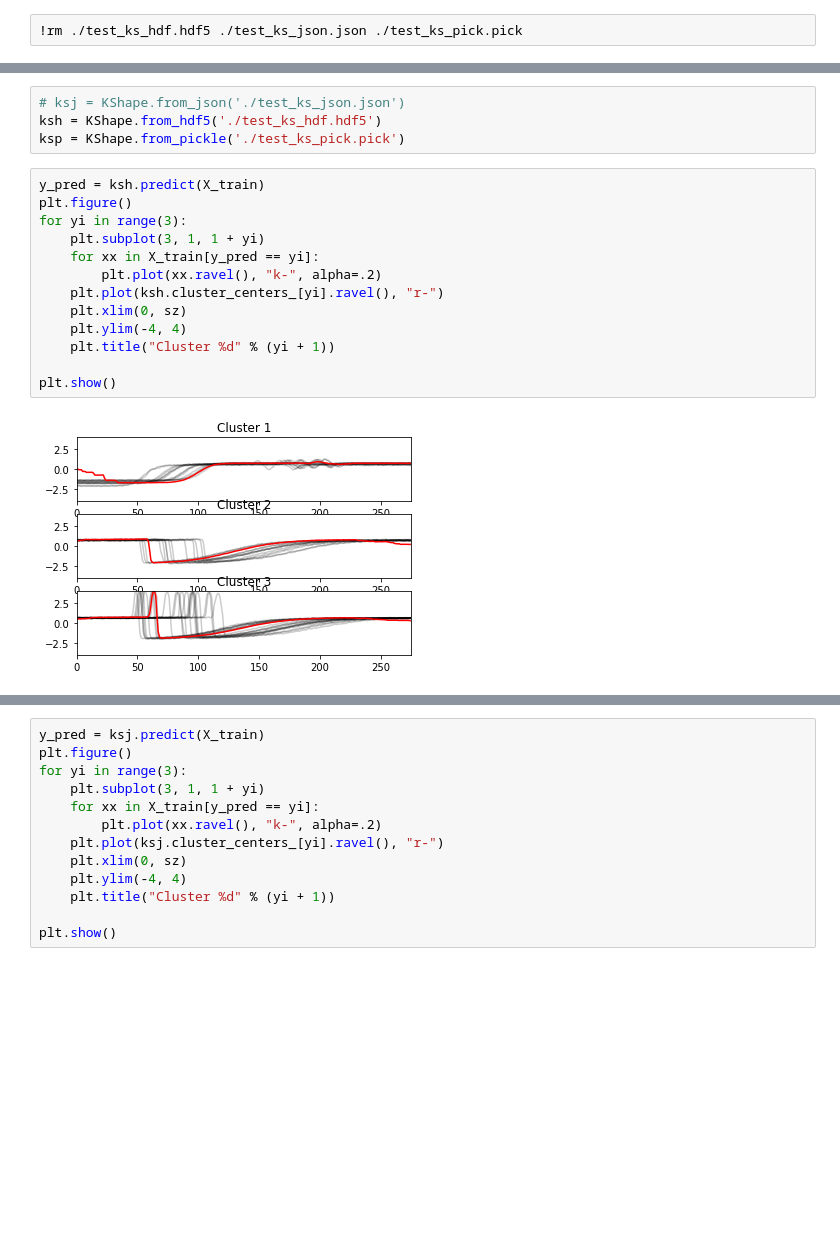
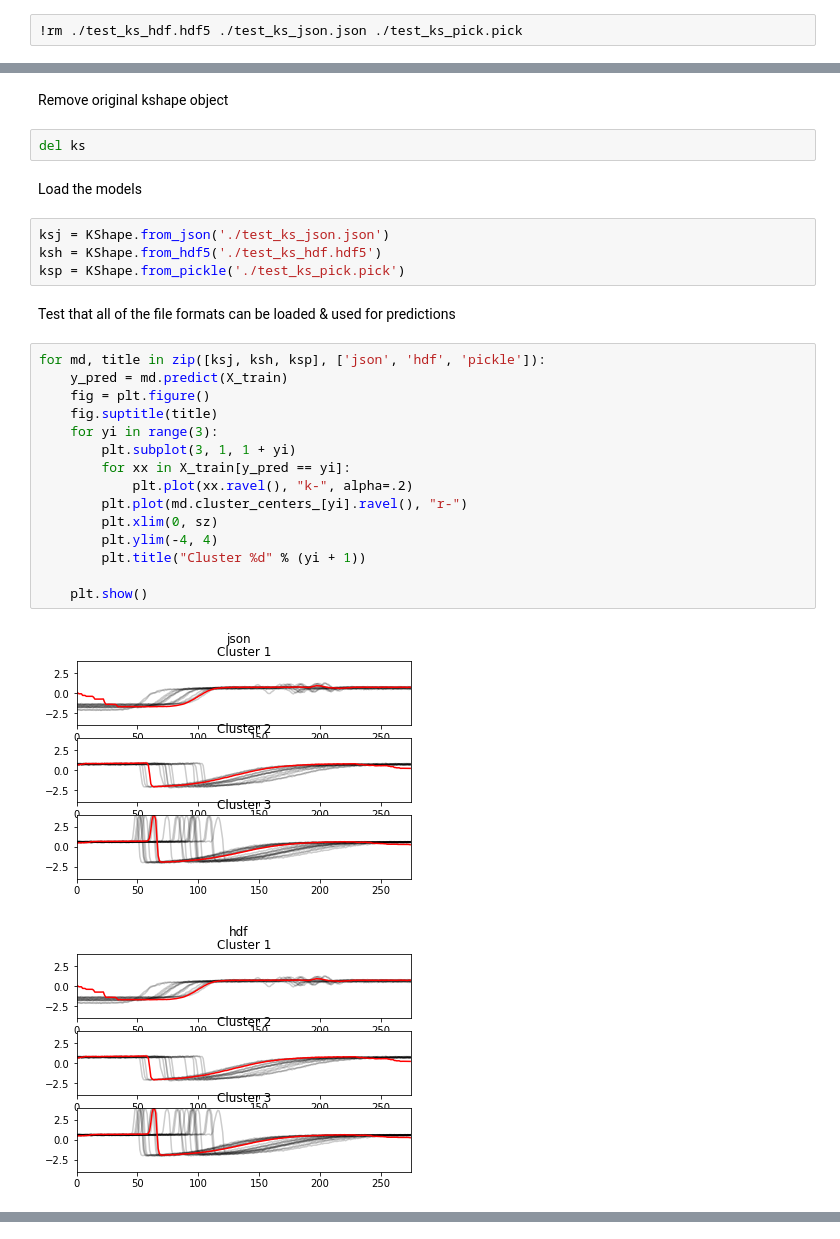
Before and after one commit to tslearn-team/tslearn, a Jupyter notebook: notebooks/save_load_kshape.ipynb, the cells around one changed output, grey strips where cells are left out. Saved outputs shown, nothing was run; the diff lists cells and outputs as text; blank space fills up the shorter version.

```diff
--- a/notebooks/save_load_kshape.ipynb
+++ b/notebooks/save_load_kshape.ipynb
@@ -45,19 +47,30 @@ ValueError: Circular reference detected
+# %% [markdown]
+Remove original kshape object
+# %%
+del ks
+# %% [markdown]
+Load the models
 # %%
-# ksj = KShape.from_json('./test_ks_json.json')
+ksj = KShape.from_json('./test_ks_json.json')
 ksh = KShape.from_hdf5('./test_ks_hdf.hdf5')
 ksp = KShape.from_pickle('./test_ks_pick.pick')
+# %% [markdown]
+Test that all of the file formats can be loaded & used for predictions
 # %%
-y_pred = ksh.predict(X_train)
-plt.figure()
-for yi in range(3):
-    plt.subplot(3, 1, 1 + yi)
-    for xx in X_train[y_pred == yi]:
-        plt.plot(xx.ravel(), "k-", alpha=.2)
-    plt.plot(ksh.cluster_centers_[yi].ravel(), "r-")
-    plt.xlim(0, sz)
-    plt.ylim(-4, 4)
-    plt.title("Cluster %d" % (yi + 1))
+for md, title in zip([ksj, ksh, ksp], ['json', 'hdf', 'pickle']):
+    y_pred = md.predict(X_train)
+    fig = plt.figure()
+    fig.suptitle(title)
+    for yi in range(3):
+        plt.subplot(3, 1, 1 + yi)
+        for xx in X_train[y_pred == yi]:
+            plt.plot(xx.ravel(), "k-", alpha=.2)
+        plt.plot(md.cluster_centers_[yi].ravel(), "r-")
+        plt.xlim(0, sz)
+        plt.ylim(-4, 4)
+        plt.title("Cluster %d" % (yi + 1))
 
-plt.show()
+    plt.show()
 # %% [output]
-[figure, old version]
+[figure, new version]
+[figure, added]
@@ -64,13 +77,0 @@ plt.show()
-# %%
-y_pred = ksj.predict(X_train)
-plt.figure()
-for yi in range(3):
-    plt.subplot(3, 1, 1 + yi)
-    for xx in X_train[y_pred == yi]:
-        plt.plot(xx.ravel(), "k-", alpha=.2)
-    plt.plot(ksj.cluster_centers_[yi].ravel(), "r-")
-    plt.xlim(0, sz)
-    plt.ylim(-4, 4)
-    plt.title("Cluster %d" % (yi + 1))
-
-plt.show()
```
Also changed, not shown: parts of 6 cells of this notebook.
